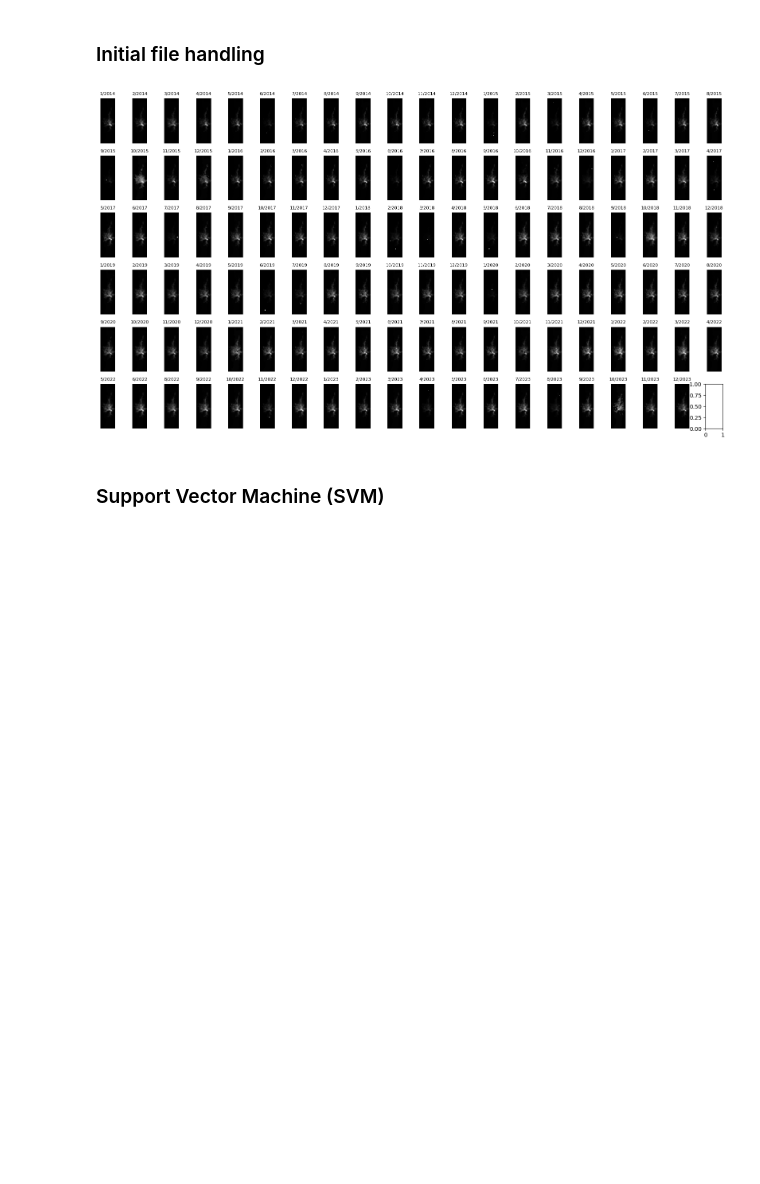
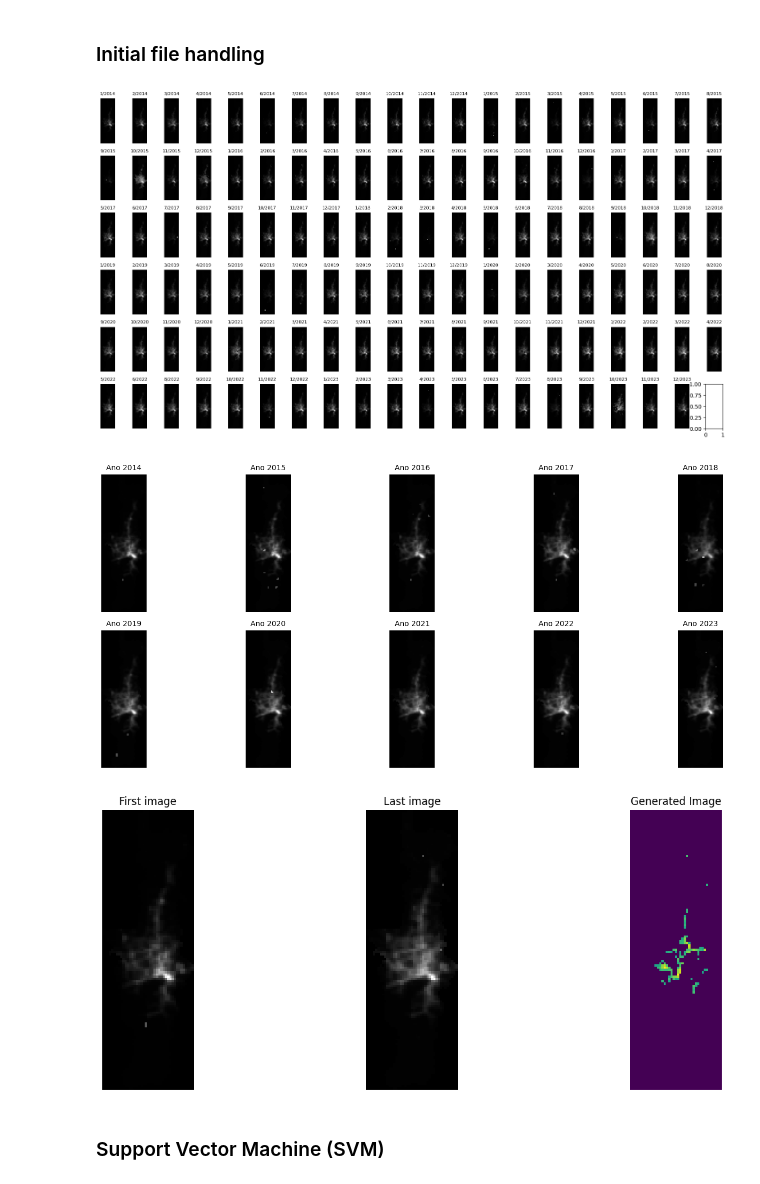
Before and after one commit to leonardopottmayer/furb-image-processing-blumenau-growth, a Jupyter notebook: script.ipynb, the cells around one changed output. Saved outputs shown, nothing was run; the diff lists cells and outputs as text; code cells hidden in the pictures; blank space fills up the shorter version.

```diff
--- a/script.ipynb
+++ b/script.ipynb
@@ -631,17 +726,29 @@ enable_bnu = True
 # %%
 file_name_pattern, files_path = get_initial_file_variables(enable_bnu)
 
 file_paths = get_raw_image_file_paths(file_name_pattern, files_path, ["7_2022_BNU_250.tif", "07_2022_UTM.tif"])
 file_paths = sort_image_file_paths(file_paths, file_name_pattern, files_path)
 
 show_all_images(file_name_pattern, file_paths, image_band)
 
 images_grouped_by_year = get_images_grouped_by_year(file_name_pattern, file_paths, image_band)
 yearly_average_images_dict = calculate_yearly_average_images(images_grouped_by_year, False)
 
 yearly_average_images, yearly_average_images_pil = convert_yearly_average_images_dict_to_list(yearly_average_images_dict)
+
+plot_images_by_year(yearly_average_images, 2014)
+
+first_image = yearly_average_images[0]
+last_image = yearly_average_images[-1]
+
+first_image_pil = yearly_average_images_pil[0]
+last_image_pil = yearly_average_images_pil[-1]
+
+compare_and_plot_images_with_threshold(first_image, last_image, min_brightness=26)
 # %% [output]
 [figure]
+[figure, added]
+[figure, added]
 # %% [markdown]
 ### Support Vector Machine (SVM)
 # %%
```
Also changed, not shown: parts of 4 cells of this notebook.
